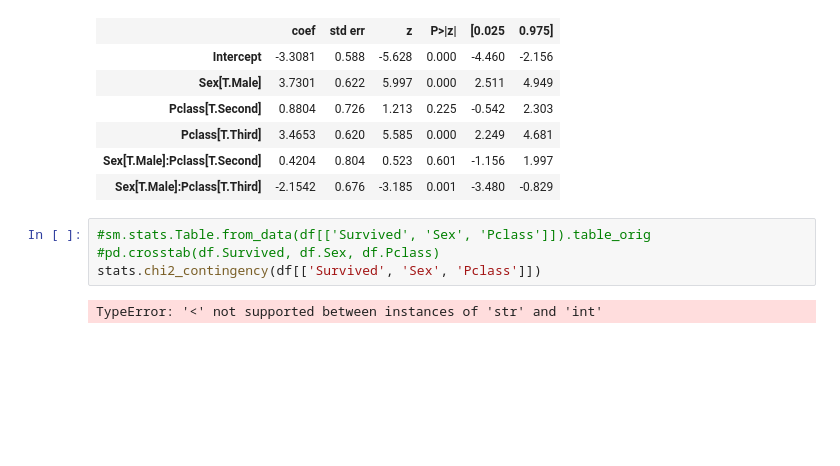
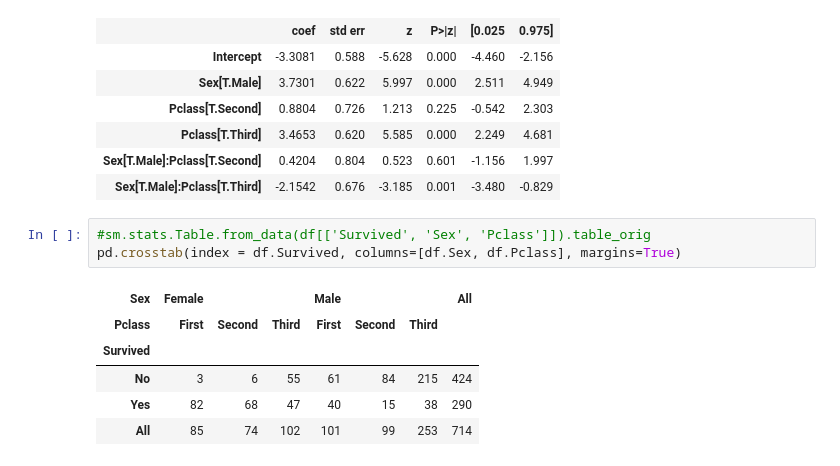
Before and after one commit to PavelVoroninR/Jupiter, a Jupyter notebook: Logistic Regression.ipynb, the cells around one changed output. Cells and saved outputs as stored; diff of their text form; blank space fills up the shorter version.

```diff
--- a/Logistic Regression.ipynb
+++ b/Logistic Regression.ipynb
@@ -124,7 +124,11 @@ Generalized Linear Model Regression Results
 | Sex[T.Male]:Pclass[T.Third] | -2.1542 | 0.676 | -3.185 | 0.001 | -3.480 | -0.829 |
 # %%
 #sm.stats.Table.from_data(df[['Survived', 'Sex', 'Pclass']]).table_orig
-#pd.crosstab(df.Survived, df.Sex, df.Pclass)
-stats.chi2_contingency(df[['Survived', 'Sex', 'Pclass']])
+pd.crosstab(index = df.Survived, columns=[df.Sex, df.Pclass], margins=True)
 # %% [output]
-TypeError: '<' not supported between instances of 'str' and 'int'
+| Sex | Female |  |  | Male |  |  | All |
+| Pclass | First | Second | Third | First | Second | Third |  |
+| Survived |  |  |  |  |  |  |  |
+| No | 3 | 6 | 55 | 61 | 84 | 215 | 424 |
+| Yes | 82 | 68 | 47 | 40 | 15 | 38 | 290 |
+| All | 85 | 74 | 102 | 101 | 99 | 253 | 714 |
```
